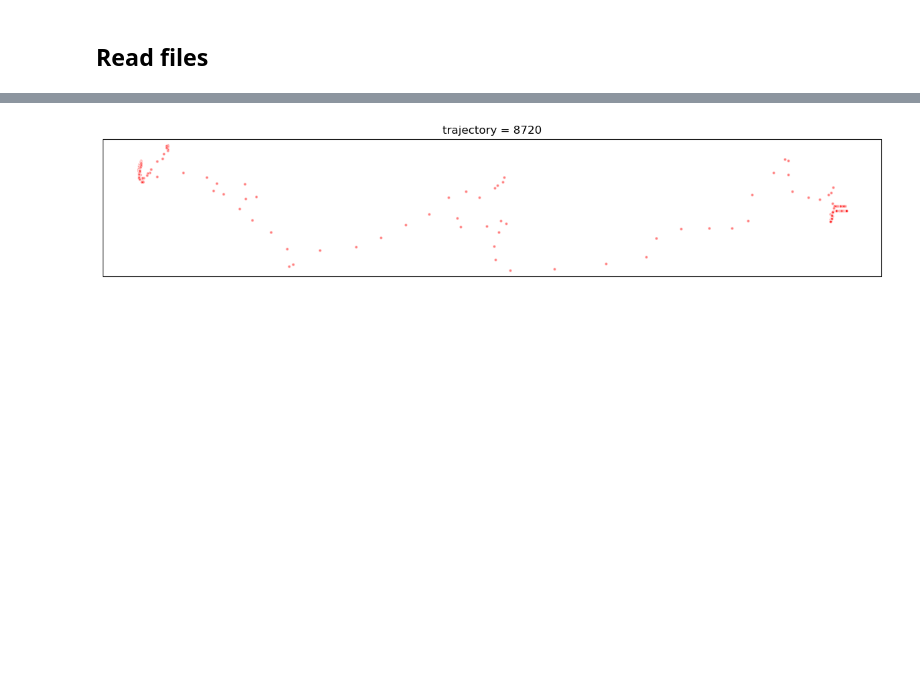
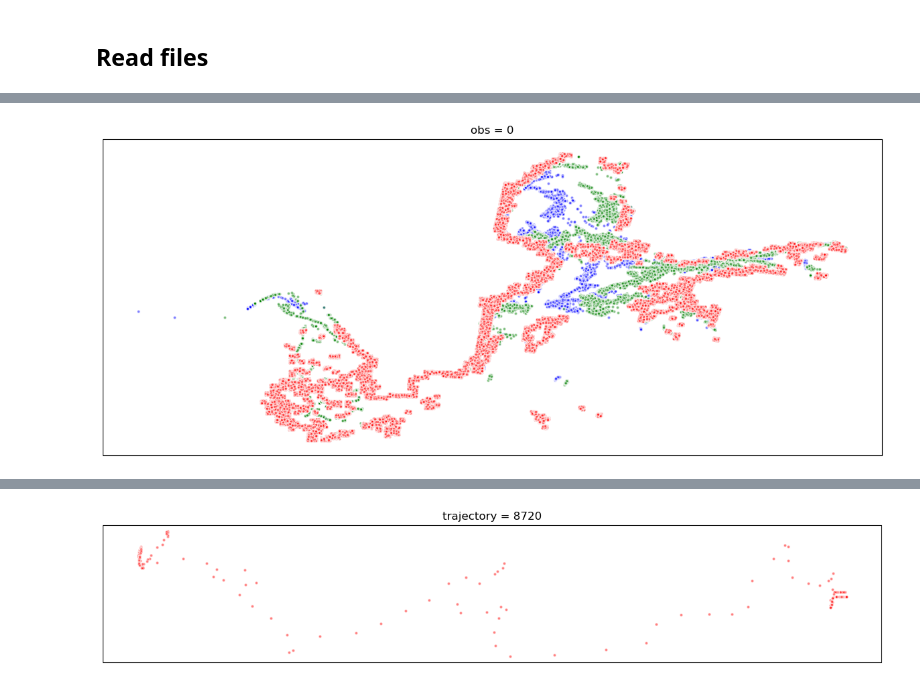
Before and after one commit to geomar-od-lagrange/2025_fucus-dispersal, a Jupyter notebook: notebooks/FucusDispersal.ipynb, the cells around one changed output, grey strips where cells are left out. Saved outputs shown, nothing was run; the diff lists cells and outputs as text; code cells hidden in the pictures; blank space fills up the shorter version.

```diff
--- a/notebooks/FucusDispersal.ipynb
+++ b/notebooks/FucusDispersal.ipynb
@@ -833,5 +727,17 @@ Attributes:
     parcels_mesh:           spherical
     parcels_version:        3.0.6
+# %%
+fig = plt.figure(figsize=(15,15))
+ax = fig.add_subplot(
+    1,1,1,
+    projection= ccrs.PlateCarree(),
+)
+ds_trajectories.isel(obs=27).plot.scatter(x="lon", y="lat", s=10, c="b", ax=ax, alpha=.5)
+ds_trajectories.isel(obs=14).plot.scatter(x="lon", y="lat", s=10, c="g", ax=ax, alpha=.5)
+ds_trajectories.isel(obs=0).plot.scatter(x="lon", y="lat", s=10, c="r", ax=ax, alpha=.5)
+plt.show()
+# %% [output]
+[figure, new version]
 # %%
 fig = plt.figure(figsize=(15,15))
 ax = fig.add_subplot(
```
Also changed, not shown: parts of 70 cells of this notebook.
